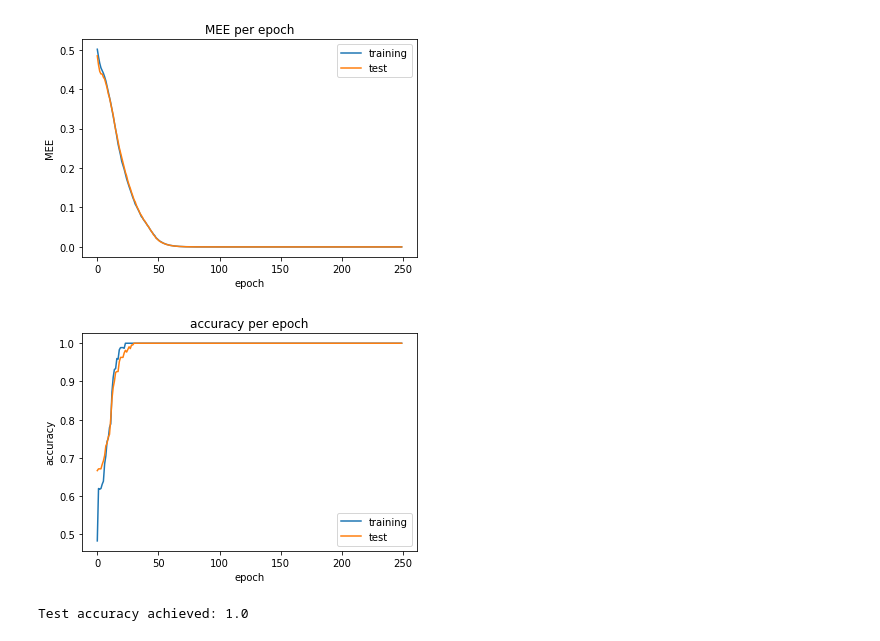
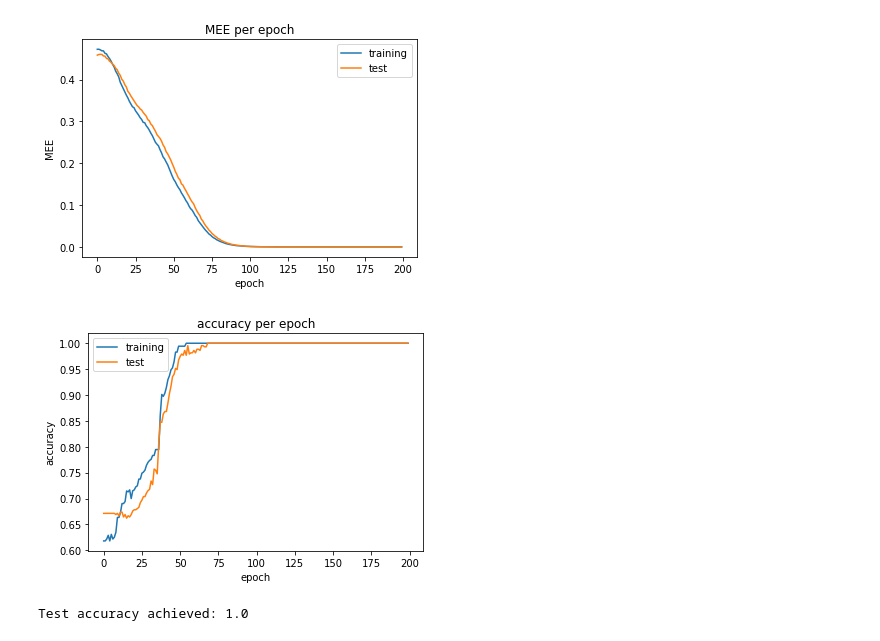
Before and after one commit to FeLusiani/ML_Project, a Jupyter notebook: MLCode/monk.ipynb, the cells around one changed output. Drawn from its saved outputs; the diff is of its cells as text; code cells hidden in the pictures.

```diff
--- a/MLCode/monk.ipynb
+++ b/MLCode/monk.ipynb
@@ -24,14 +18,14 @@ def NN_MONK_solve(monk_n, NN_HP):
     X_test, Y_test = np_monk(df_test, np.float64, np.int32)
     net = NN_BinClassifier(NN_HP)
 
-    stats = train_NN_monk(net, X_train, Y_train, X_test, Y_test, 250)
-    tr_errors, val_errors, tr_accuracies, val_accuracies, loss = stats
+    stats = train_NN_monk(net, X_train, Y_train, X_test, Y_test, 200)
+    tr_error, val_error, tr_accuracy, val_accuracy, loss = stats
 
-    plot_NN_TR_TS(tr_errors, val_errors, 'MEE')
-    plot_NN_TR_TS(tr_accuracies, val_accuracies, 'accuracy')
+    plot_NN_TR_TS(tr_error, val_error, 'MEE')
+    plot_NN_TR_TS(tr_accuracy, val_accuracy, 'accuracy')
     plt.show()
 
-    print('Test accuracy achieved:', max(val_accuracies))
+    print('Test accuracy achieved:', max(val_accuracy))
 # %%
 # MONK 1
 
@@ -53,20 +46,19 @@ Test accuracy achieved: 1.0
 # %%
 # MONK 1
 
 NN_HP = NN_HyperParameters(
     [17, 4],
-    stop_after=30,
     lr=0.01,
     beta1=0.9,
     beta2=0.999,
     weight_decay=0,
     mb_size=25,
 )
 
 NN_MONK_solve(2, NN_HP)
 # %% [output]
-[figure, old version]
+[figure, new version]
-[figure, old version]
+[figure, new version]
 Test accuracy achieved: 1.0
 # %%
 # MONK 1
```
Also changed, not shown: parts of 3 cells of this notebook, 5 other files.
